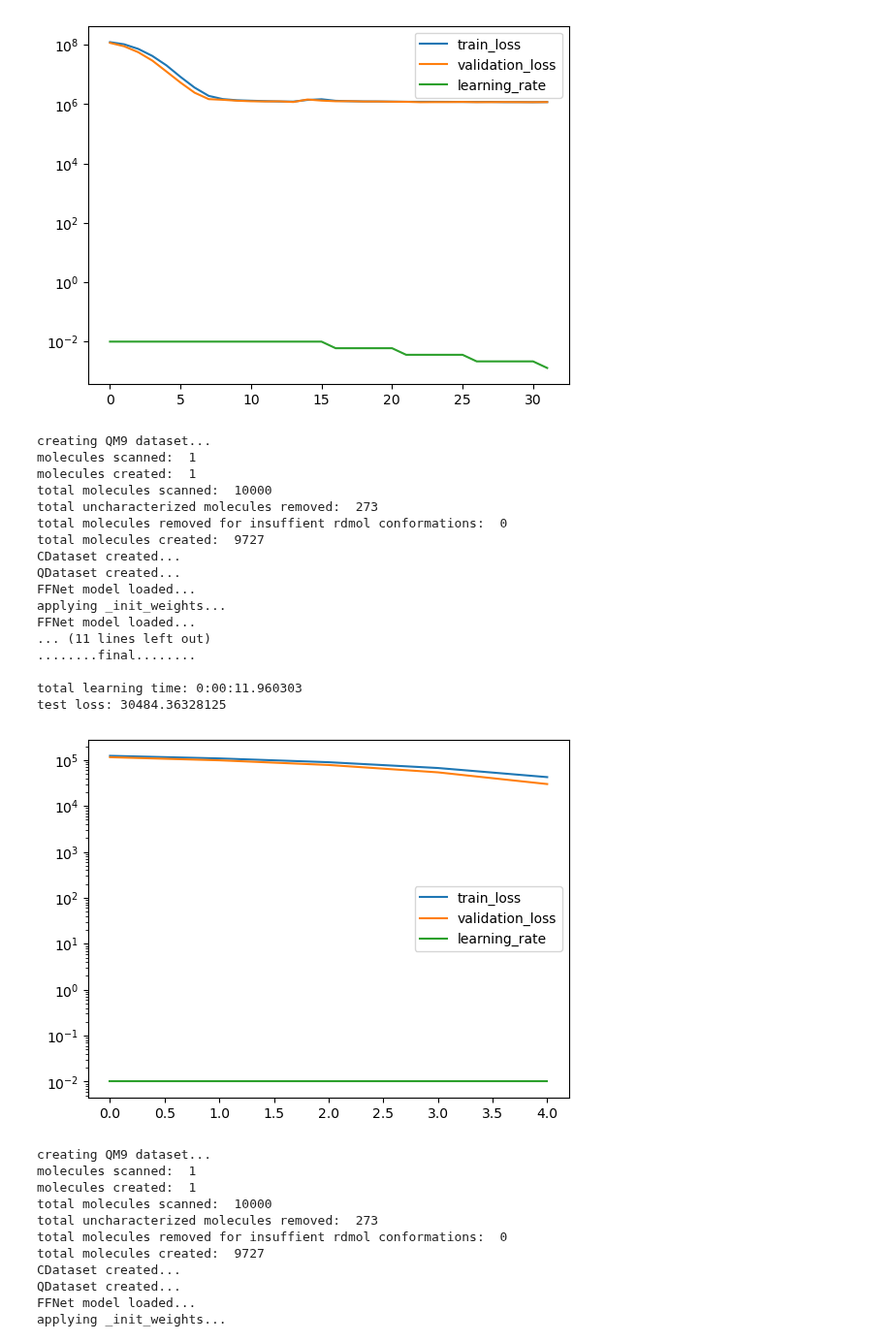
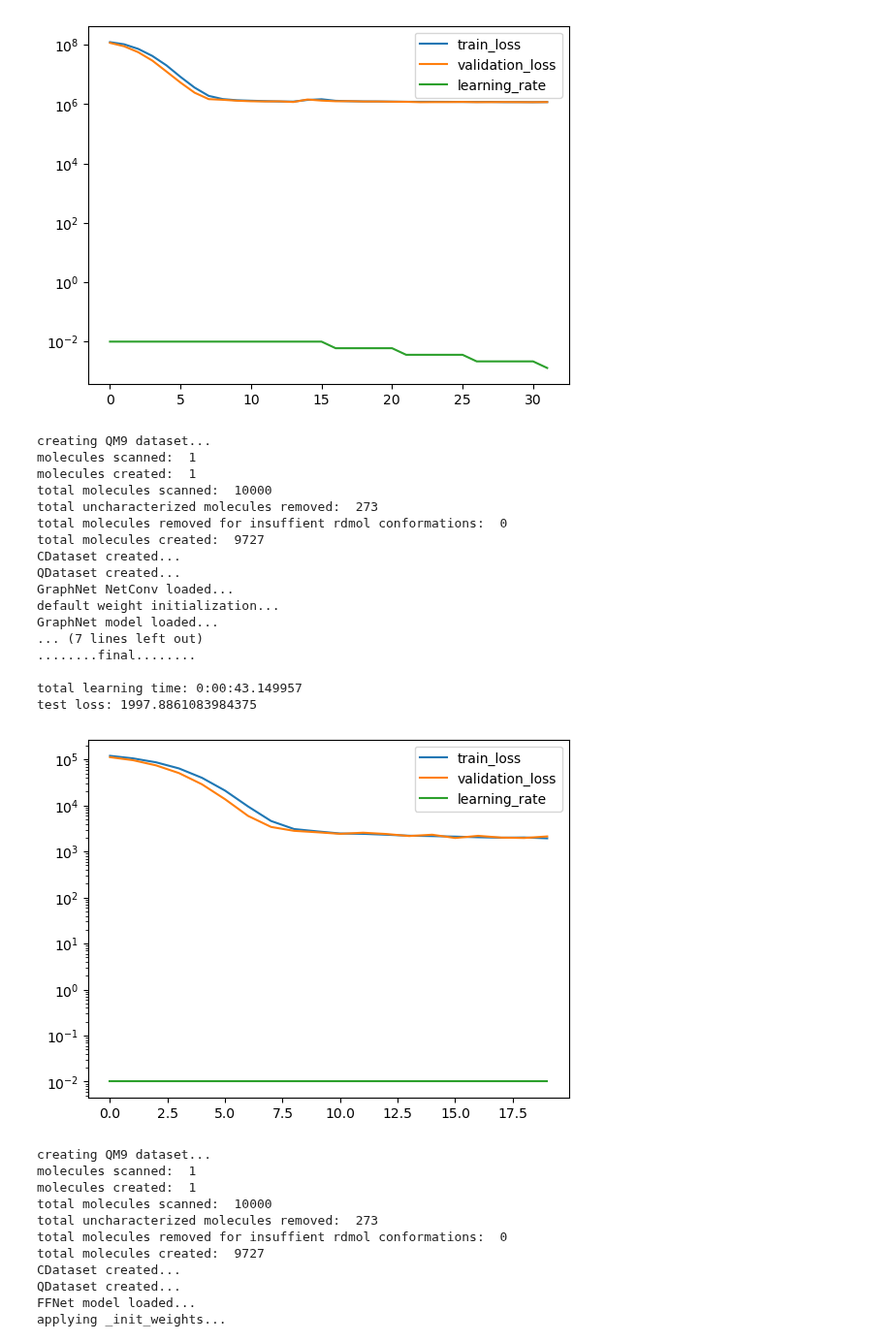
Before and after one commit to icanswim/qchem, a Jupyter notebook: experiment.ipynb, the cells around one changed output. Shown at 97% size. Drawn from its saved outputs; the diff is of its cells as text; code cells hidden in the pictures.

```diff
--- a/experiment.ipynb
+++ b/experiment.ipynb
@@ -1041,42 +1047,46 @@ opt_param = {'lr': 0.01}
 
 crit_param = {'reduction': 'sum'}
 
 sample_param = {'set_seed': 88,
                 'splits': (.7, .15),
                 #'subset': .1
                }
 
 sched_param = {'factor': .6,
                'patience': 2,
                'cooldown': 2}
 
 
-l = Learn([QM9], GraphNet, Selector,
-          Optimizer=Adam, Scheduler=ReduceLROnPlateau, Criterion=MSELoss, DataLoader=DataLoader,
+l = Learn([QM9],
+          GraphNet,
+          Selector,
+          Optimizer=Adam,
+          Scheduler=ReduceLROnPlateau,
+          Criterion=MSELoss, DataLoader=DataLoader,
           model_param=model_param, ds_param=ds_param, sample_param=sample_param,
           opt_param=opt_param, sched_param=sched_param, crit_param=crit_param,
           metrics_param=metrics_param,
           batch_size=256, epochs=20, num_workers=4,
           load_embed=False, save_model=False, load_model=None)
 # %% [output]
 creating QM9 dataset...
 molecules scanned:  1
 molecules created:  1
 total molecules scanned:  10000
 total uncharacterized molecules removed:  273
 total molecules removed for insuffient rdmol conformations:  0
 total molecules created:  9727
 CDataset created...
 QDataset created...
-FFNet model loaded...
-applying _init_weights...
-FFNet model loaded...
-... (11 lines left out)
+GraphNet NetConv loaded...
+default weight initialization...
+GraphNet model loaded...
+... (7 lines left out)
 ........final........
 
-total learning time: 0:00:11.960303
-test loss: 30484.36328125
+total learning time: 0:00:43.149957
+test loss: 1997.8861083984375
-[figure, old version]
+[figure, new version]
 # %%
 # qchem dataset (QM9) with qchem model (GraphNet)
 # extract, filter, transform, embed, save, load, model, metrics, display
```
Also changed, not shown: parts of 5 cells of this notebook, 1 other file.
